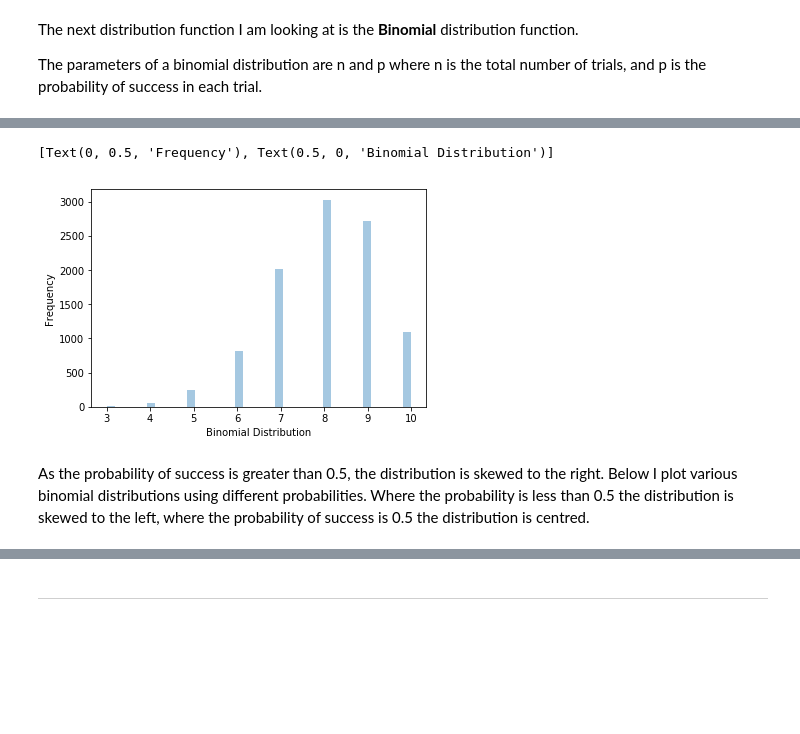
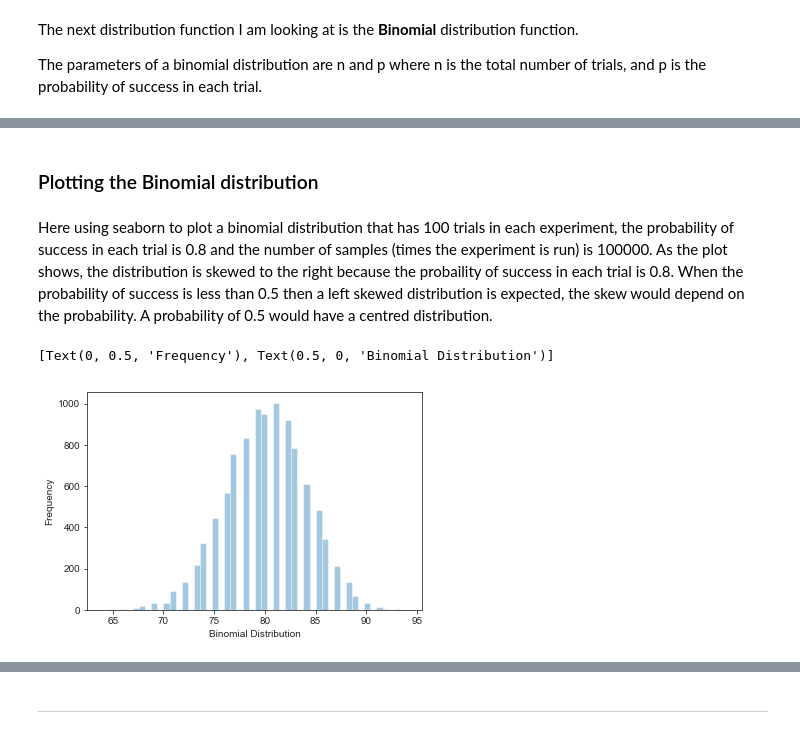
Before and after one commit to angela1C/Programming-for-Data-Analysis-numpy.random-project-2019, a Jupyter notebook: NumpyRandom.ipynb, the cells around one changed output, grey strips where cells are left out. Cells and saved outputs as stored; diff of their text form; code cells hidden in the pictures; blank space fills up the shorter version.

```diff
--- a/NumpyRandom.ipynb
+++ b/NumpyRandom.ipynb
@@ -1314,11 +1314,14 @@ ax.set(xlabel='Binomial Distribution', ylabel='Frequency')
+# %% [markdown]
+### Plotting the Binomial distribution
+# %% [markdown]
+Here using seaborn to plot a binomial distribution that has 100 trials in each experiment, the probability of success in each trial is 0.8 and the number of samples (times the experiment is run) is 100000.
+As the plot shows, the distribution is skewed to the right because the probaility of success in each trial is 0.8.
+When the probability of success is less than 0.5 then a left skewed distribution is expected, the skew would depend on the probability. A probability of 0.5 would have a centred distribution.
 # %%
-n,p,size = 10, 0.8, 10000
+n,p,size = 100, 0.8, 10000
 s = np.random.binomial(n, p, size)
 ax = sns.distplot(s, kde= False)
 ax.set(xlabel='Binomial Distribution', ylabel='Frequency')
 # %% [output]
 [Text(0, 0.5, 'Frequency'), Text(0.5, 0, 'Binomial Distribution')]
-[figure, old version]
+[figure, new version]
-# %% [markdown]
-As the probability of success is greater than 0.5, the distribution is skewed to the right.
-Below I plot various binomial distributions using different probabilities. Where the probability is less than 0.5 the distribution is skewed to the left, where the probability of success is 0.5 the distribution is centred.
```
Also changed, not shown: parts of 50 cells of this notebook, 1 other file.
